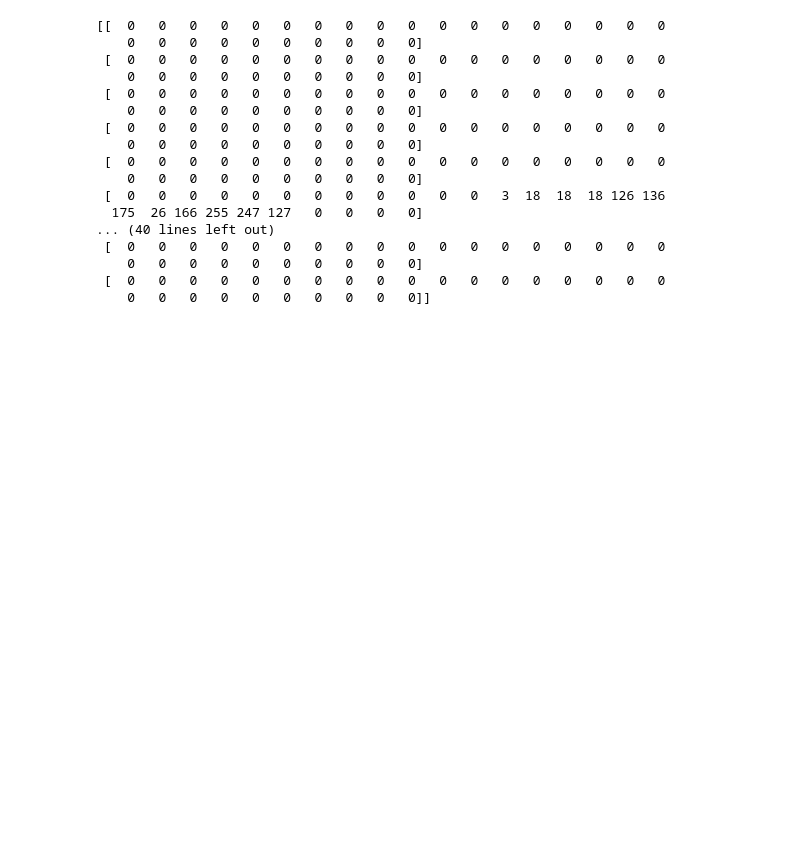
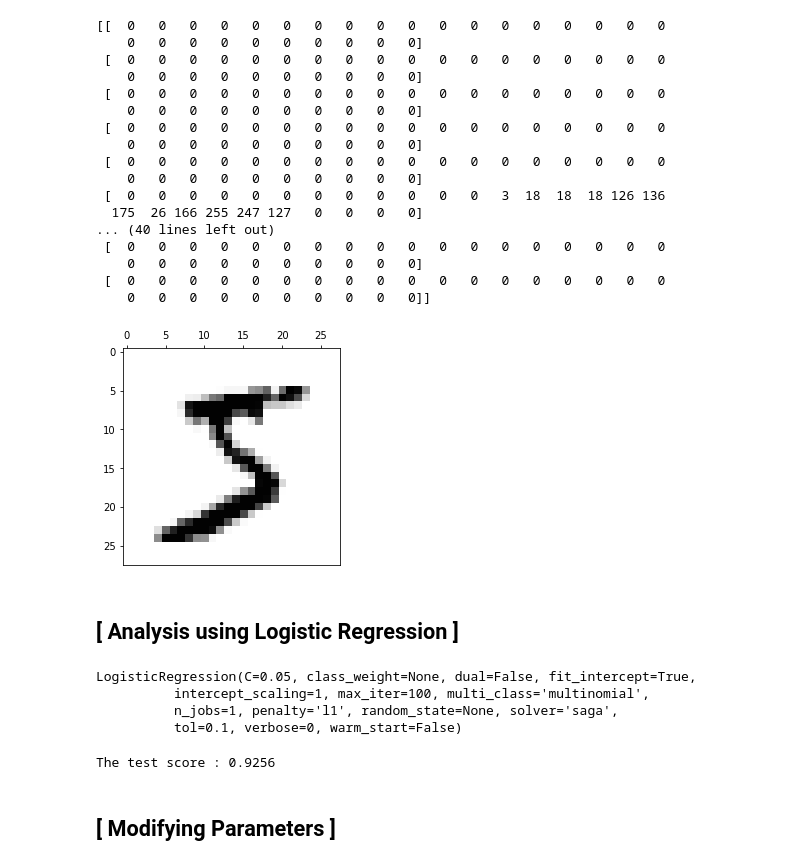
Before and after one commit to ByeongGil-Jung/2018-Artificial-Intelligence, a Jupyter notebook: PBL_1/PBL1_logistic_regression.ipynb, the cells around one changed output. Drawn from its saved outputs; the diff is of its cells as text; code cells hidden in the pictures; blank space fills up the shorter version.

Commit message:
[PBL_1] :: Analyzing the MNIST using Logistic Regression - Analyzing the MNIST using Logistic Regression - Finding the best C with the highest score

```diff
--- a/PBL_1/PBL1_logistic_regression.ipynb
+++ b/PBL_1/PBL1_logistic_regression.ipynb
@@ -1,13 +5,8 @@
 # %%
-"""
-PBL_1 - Logistic Regression
-2014038313 정병길
-"""
-
 import os
 import struct
 import numpy as np
-import matplotlib.pyplot as pyplot
+import matplotlib.pyplot as plt
 
 """
 Loosely inspired by http://abel.ee.ucla.edu/cvxopt/_downloads/mnist.py
@@ -51,17 +50,16 @@ def show(image):
     """
     Render a given numpy.uint8 2D array of pixel data.
     """
-    from matplotlib import pyplot
+    from matplotlib import pyplot as plt
     import matplotlib as mpl
-    fig = pyplot.figure()
+    fig = plt.figure()
     ax = fig.add_subplot(1, 1, 1)
     imgplot = ax.imshow(image, cmap=mpl.cm.Greys)
     imgplot.set_interpolation('nearest')
     ax.xaxis.set_ticks_position('top')
     ax.yaxis.set_ticks_position('left')
 
-
-pyplot.show()
+    plt.show()
 # %%
 training_list = list(read(dataset="training", path=".\dataset"))
 test_list = list(read(dataset="testing", path=".\dataset"))
@@ -96,6 +94,12 @@ print(pixel)
     0   0   0   0   0   0   0   0   0   0]
  [  0   0   0   0   0   0   0   0   0   0   0   0   0   0   0   0   0   0
     0   0   0   0   0   0   0   0   0   0]]
+# %%
+show(pixel)
+# %% [output]
+[figure, added]
+# %% [markdown]
+## [ Analysis using Logistic Regression ]
 # %%
 from sklearn.linear_model import LogisticRegression
 
@@ -115,0 +127,18 @@ def get_flatten_pixel_list(training_list):
+# %%
+# Fitting process
+clf_1.fit(training_flatted_pixel_list, training_label_list)
+# %% [output]
+LogisticRegression(C=0.05, class_weight=None, dual=False, fit_intercept=True,
+          intercept_scaling=1, max_iter=100, multi_class='multinomial',
+          n_jobs=1, penalty='l1', random_state=None, solver='saga',
+          tol=0.1, verbose=0, warm_start=False)
+# %%
+score_1 = clf_1.score(test_flatted_pixel_list, test_label_list)
+# score() :: test 데이터를 통해 모델을 평가하는 method
+# (정확히 분류된 샘플의 비율을 추출)
+
+print("The test score : {}".format(score_1))
+# %% [output]
+The test score : 0.9256
+# %% [markdown]
+## [ Modifying Parameters ]
```
Also changed, not shown: parts of 12 cells of this notebook.
